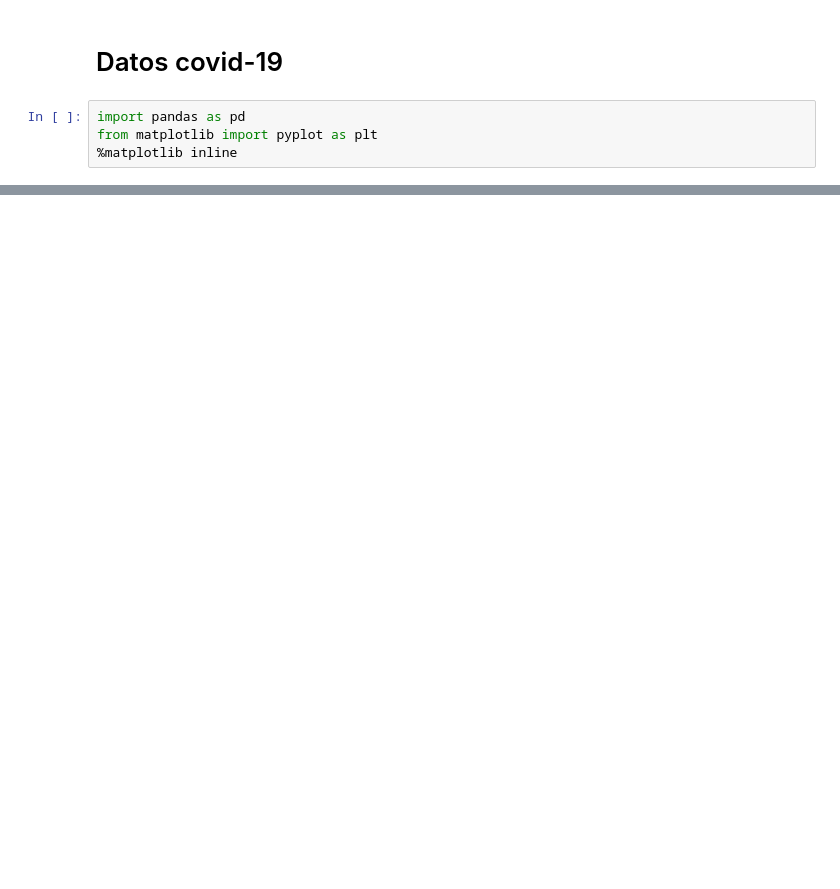
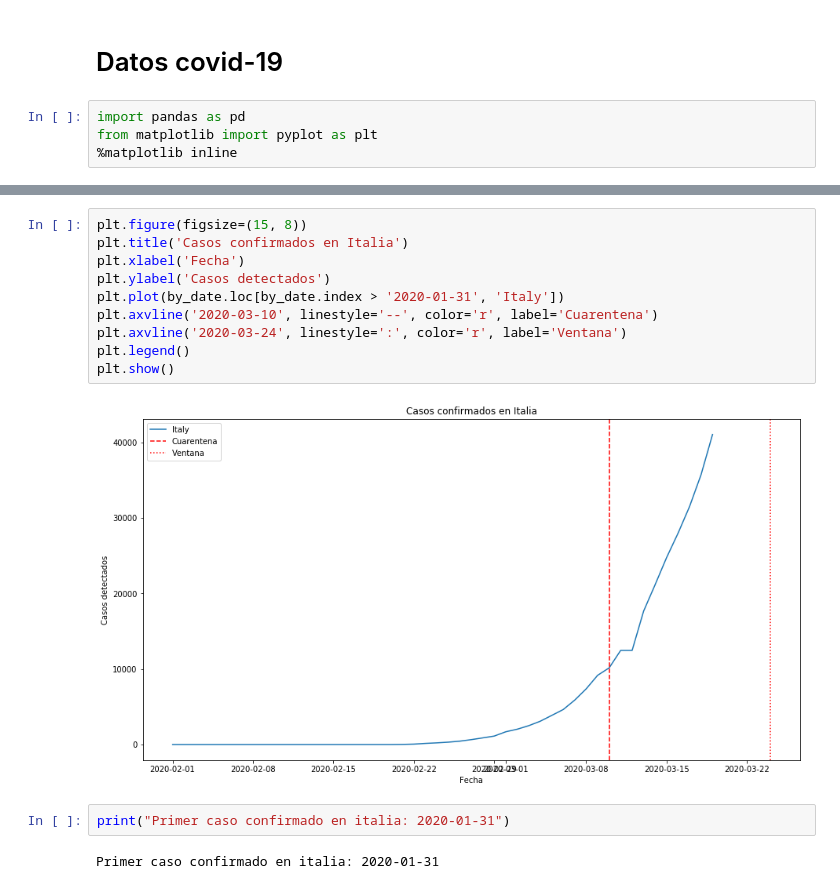
Before and after one commit to McSonk/covid19, a Jupyter notebook: casos.ipynb, the cells around one changed output, grey strips where cells are left out. Saved outputs shown, nothing was run; the diff lists cells and outputs as text; blank space fills up the shorter version.

Commit message:
Adds analysis for Italy and China

```diff
--- a/casos.ipynb
+++ b/casos.ipynb
@@ -101,0 +103,16 @@ plt.show()
+# %%
+plt.figure(figsize=(15, 8))
+plt.title('Casos confirmados en Italia')
+plt.xlabel('Fecha')
+plt.ylabel('Casos detectados')
+plt.plot(by_date.loc[by_date.index > '2020-01-31', 'Italy'])
+plt.axvline('2020-03-10', linestyle='--', color='r', label='Cuarentena')
+plt.axvline('2020-03-24', linestyle=':', color='r', label='Ventana')
+plt.legend()
+plt.show()
+# %% [output]
+[figure, added]
+# %%
+print("Primer caso confirmado en italia: 2020-01-31")
+# %% [output]
+Primer caso confirmado en italia: 2020-01-31
```
Also changed, not shown: parts of 8 cells of this notebook.
